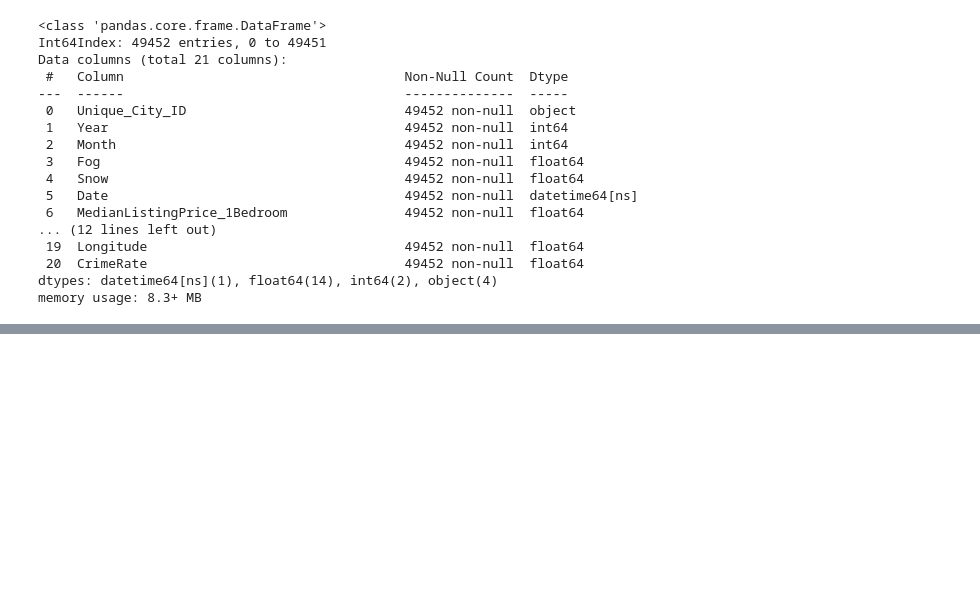
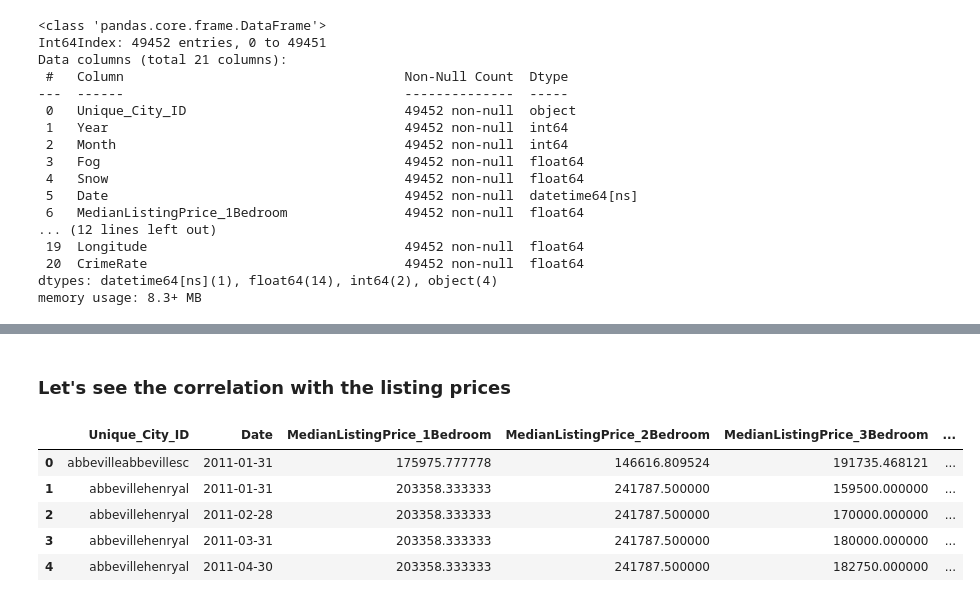
Before and after one commit to julicaro31/GRUPO_07-PF_DS4, a Jupyter notebook: machine_learning/feature_engineering.ipynb, the cells around one changed output, grey strips where cells are left out. Drawn from its saved outputs; the diff is of its cells as text; code cells hidden in the pictures; blank space fills up the shorter version.

```diff
--- a/machine_learning/feature_engineering.ipynb
+++ b/machine_learning/feature_engineering.ipynb
@@ -555,0 +594,2 @@ memory usage: 8.3+ MB
+# %% [markdown]
+### Let's see the correlation with the listing prices
@@ -555,0 +598,9 @@ memory usage: 8.3+ MB
+# %%
+price_income.head()
+# %% [output]
+|  | Unique_City_ID | Date | MedianListingPrice_1Bedroom | MedianListingPrice_2Bedroom | MedianListingPrice_3Bedroom | ... |
+| 0 | abbevilleabbevillesc | 2011-01-31 | 175975.777778 | 146616.809524 | 191735.468121 | ... |
+| 1 | abbevillehenryal | 2011-01-31 | 203358.333333 | 241787.500000 | 159500.000000 | ... |
+| 2 | abbevillehenryal | 2011-02-28 | 203358.333333 | 241787.500000 | 170000.000000 | ... |
+| 3 | abbevillehenryal | 2011-03-31 | 203358.333333 | 241787.500000 | 180000.000000 | ... |
+| 4 | abbevillehenryal | 2011-04-30 | 203358.333333 | 241787.500000 | 182750.000000 | ... |
```
Also changed, not shown: parts of 12 cells of this notebook.
